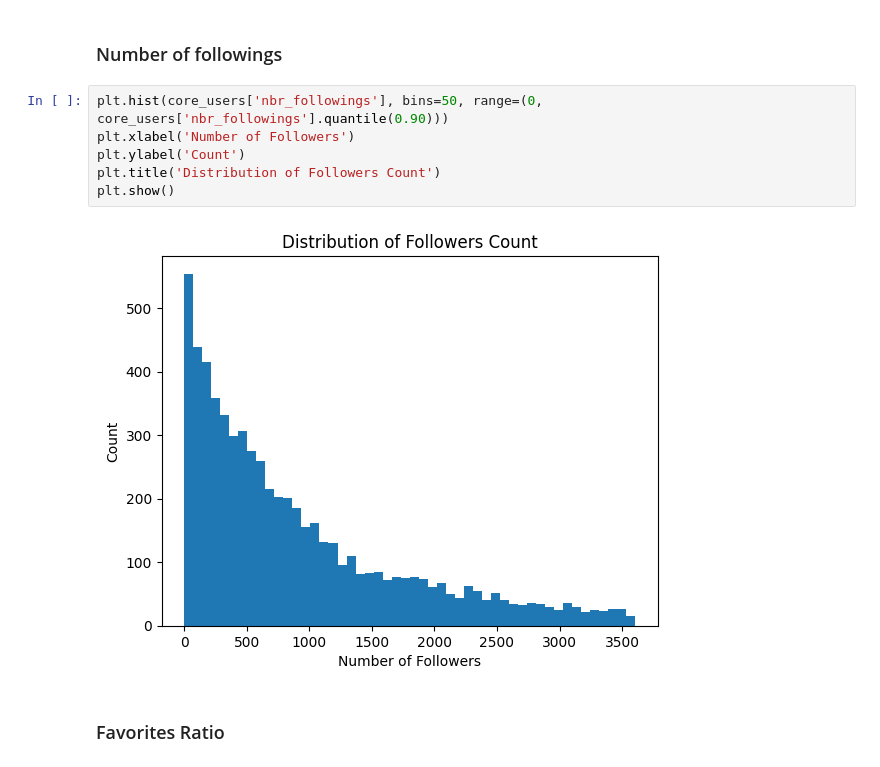
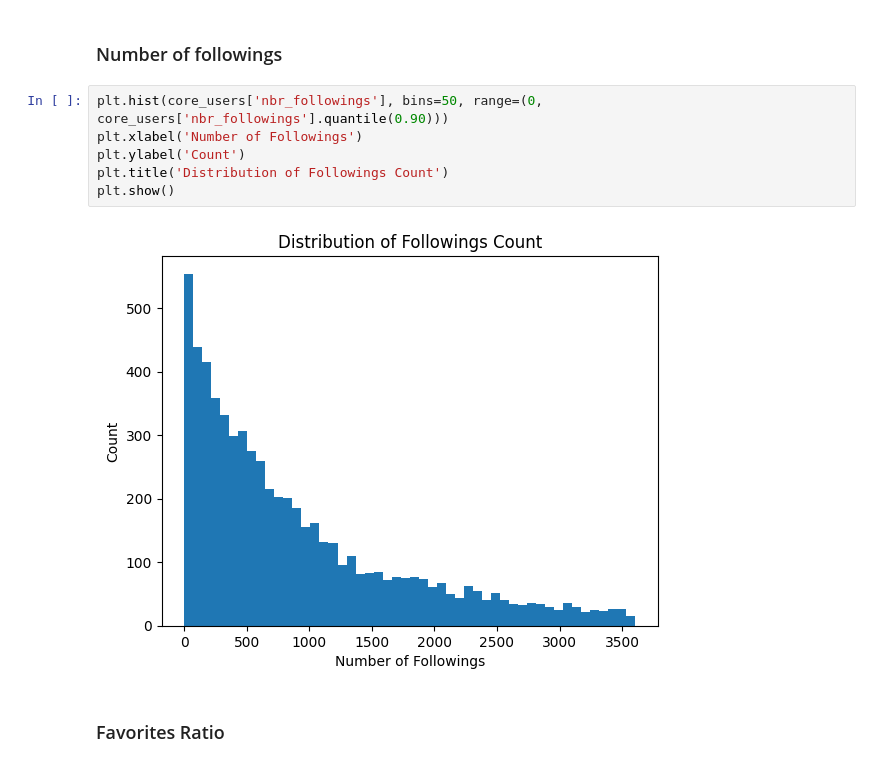
Before and after one commit to davisf20/characterization-of-user-misbehavior-in-online-social-media, a Jupyter notebook: notebooks/parametersTesting.ipynb, the cells around one changed output. Drawn from its saved outputs; the diff is of its cells as text.

```diff
--- a/notebooks/parametersTesting.ipynb
+++ b/notebooks/parametersTesting.ipynb
@@ -60,12 +62,12 @@ plt.show()
 ### Number of followings
 # %%
 plt.hist(core_users['nbr_followings'], bins=50, range=(0, core_users['nbr_followings'].quantile(0.90)))
-plt.xlabel('Number of Followers')
+plt.xlabel('Number of Followings')
 plt.ylabel('Count')
-plt.title('Distribution of Followers Count')
+plt.title('Distribution of Followings Count')
 plt.show()
 # %% [output]
-[figure, old version]
+[figure, new version]
 # %% [markdown]
 ### Favorites Ratio
 # %%
```
Also changed, not shown: parts of 14 cells of this notebook.
